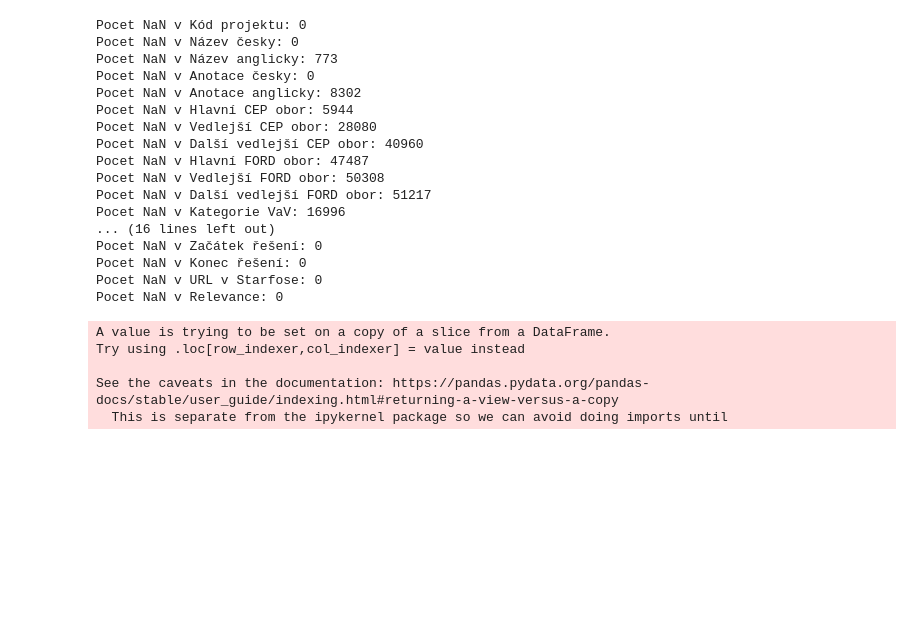
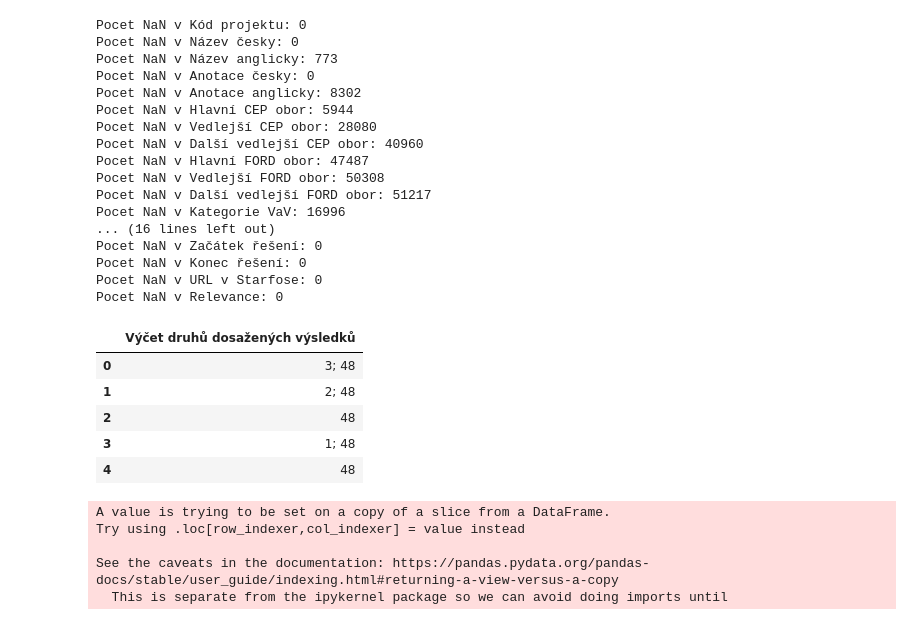
Before and after one commit to Fassty/mff, a Jupyter notebook: bachelor_thesis/notebooks/VaVaI Data Analysis.ipynb, the cells around one changed output. Cells and saved outputs as stored; diff of their text form; code cells hidden in the pictures; blank space fills up the shorter version.

```diff
--- a/bachelor_thesis/notebooks/VaVaI Data Analysis.ipynb
+++ b/bachelor_thesis/notebooks/VaVaI Data Analysis.ipynb
@@ -44,6 +44,15 @@ Pocet NaN v Začátek řešení: 0
 Pocet NaN v Konec řešení: 0
 Pocet NaN v URL v Starfose: 0
 Pocet NaN v Relevance: 0
+# %%
+df[['Výčet druhů dosažených výsledků']].dropna().head()
+# %% [output]
+|  | Výčet druhů dosažených výsledků |
+| 0 | 3; 48 |
+| 1 | 2; 48 |
+| 2 | 48 |
+| 3 | 1; 48 |
+| 4 | 48 |
 # %%
 NaN_fields = df[['Název anglicky', 'Anotace anglicky', 'Hlavní CEP obor', 'Klíčová slova']].isna().any(axis=1)
 cleaned_df = df[~NaN_fields]
```
Also changed, not shown: 13 other files.
